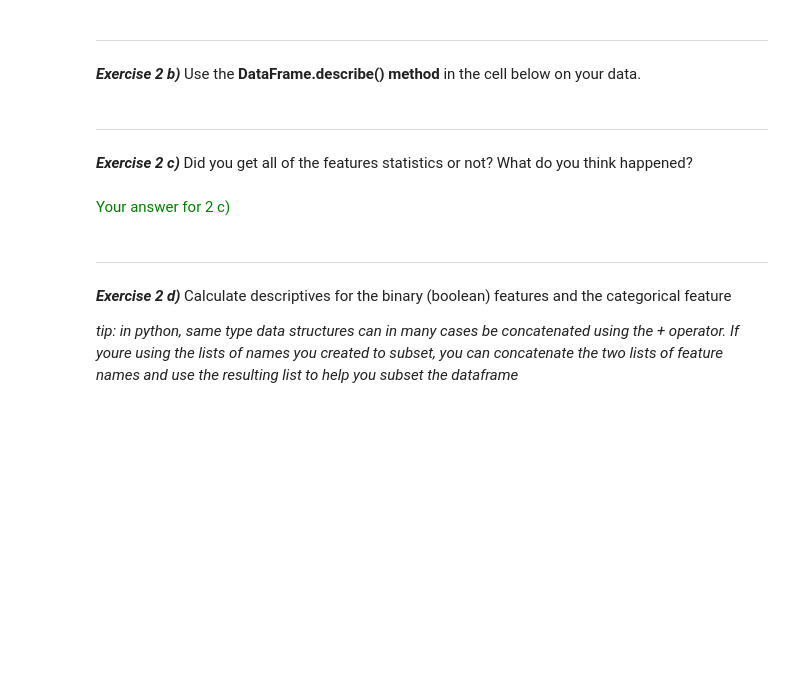
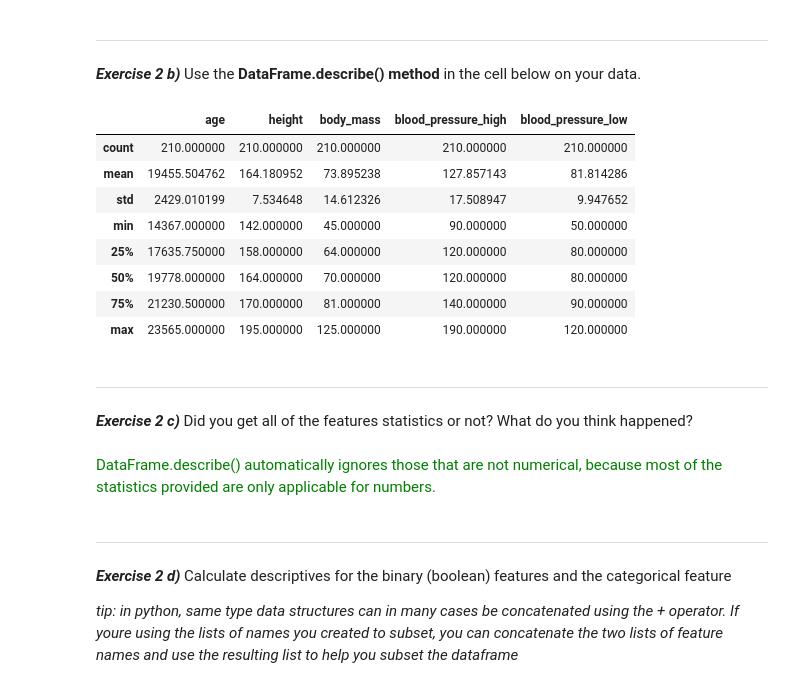
Before and after one commit to arttusamuel/dakd-2024, a Jupyter notebook: your_name_here_DAKD_2024_exercise_1.ipynb, the cells around one changed output. Saved outputs shown, nothing was run; the diff lists cells and outputs as text; code cells hidden in the pictures; blank space fills up the shorter version.

```diff
--- a/your_name_here_DAKD_2024_exercise_1.ipynb
+++ b/your_name_here_DAKD_2024_exercise_1.ipynb
@@ -308,11 +365,22 @@ _Perhaps the most common data types in pandas (see https://pandas.pydata.org/doc
 ***Exercise 2 b)*** Use the **DataFrame.describe() method** in the cell below on your data.
 # %%
 # --- Your code for 2 b) --- #
+data.describe()
+# %% [output]
+|  | age | height | body_mass | blood_pressure_high | blood_pressure_low |
+| count | 210.000000 | 210.000000 | 210.000000 | 210.000000 | 210.000000 |
+| mean | 19455.504762 | 164.180952 | 73.895238 | 127.857143 | 81.814286 |
+| std | 2429.010199 | 7.534648 | 14.612326 | 17.508947 | 9.947652 |
+| min | 14367.000000 | 142.000000 | 45.000000 | 90.000000 | 50.000000 |
+| 25% | 17635.750000 | 158.000000 | 64.000000 | 120.000000 | 80.000000 |
+| 50% | 19778.000000 | 164.000000 | 70.000000 | 120.000000 | 80.000000 |
+| 75% | 21230.500000 | 170.000000 | 81.000000 | 140.000000 | 90.000000 |
+| max | 23565.000000 | 195.000000 | 125.000000 | 190.000000 | 120.000000 |
 # %% [markdown]
 --------
 ***Exercise 2 c)*** Did you get all of the features statistics or not? What do you think happened?
-# %% [markdown]
-<font color="green">Your answer for 2 c)</font>
+# %% [markdown]
+<font color="green">DataFrame.describe() automatically ignores those that are not numerical, because most of the statistics provided are only applicable for numbers.</font>
 # %% [markdown]
 ----------
 ***Exercise 2 d)*** Calculate descriptives for the binary (boolean) features and the categorical feature <br>
```
Also changed, not shown: parts of 15 cells of this notebook.
